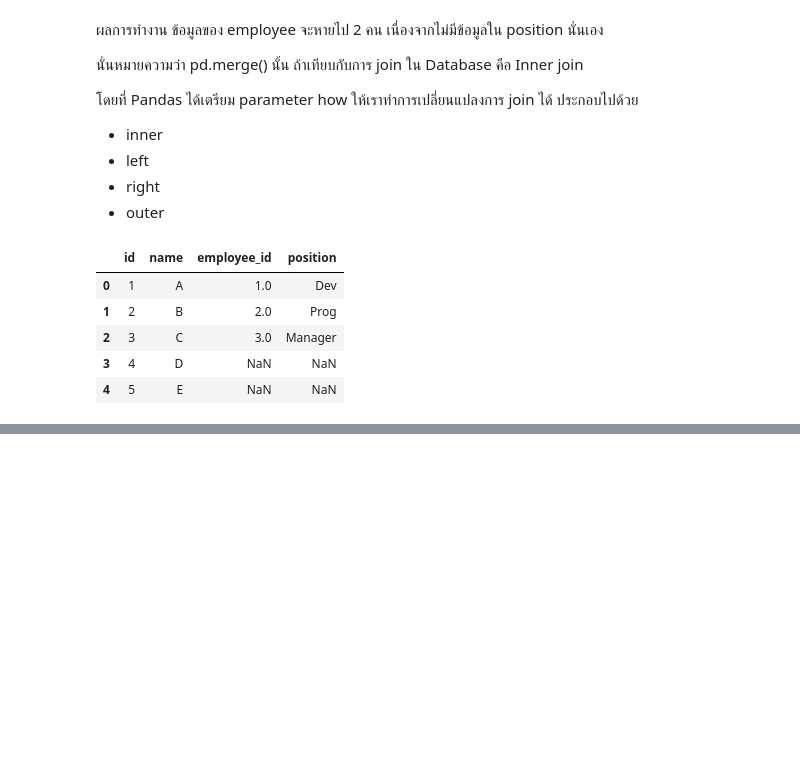
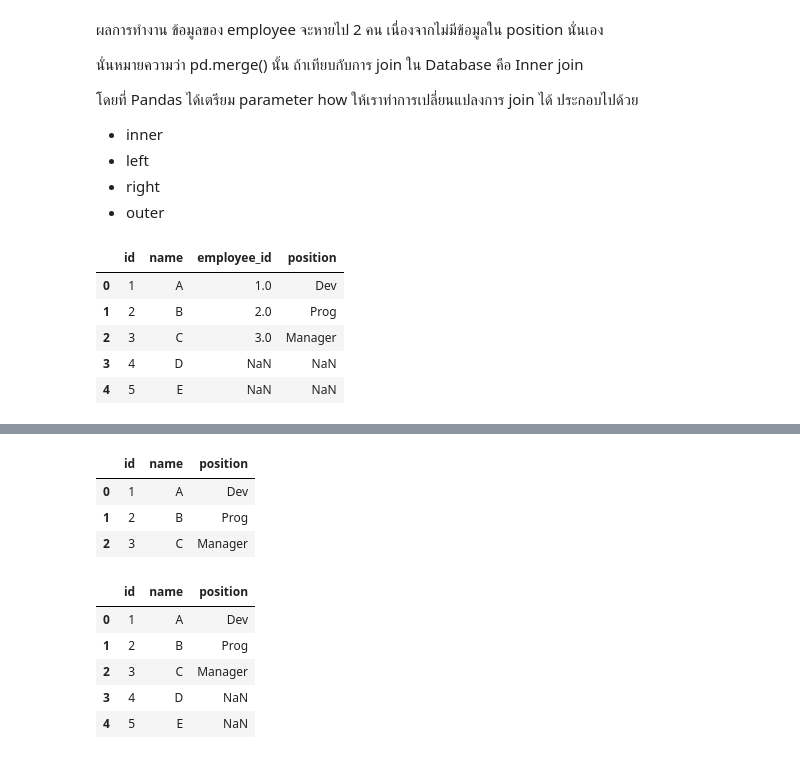
Before and after one commit to up1/course-basic-python, a Jupyter notebook: notebook/data_wrangling_with_pandas.ipynb, the cells around one changed output, grey strips where cells are left out. Saved outputs shown, nothing was run; the diff lists cells and outputs as text; code cells hidden in the pictures; blank space fills up the shorter version.

Commit message:
Join data in DataFrame

```diff
--- a/notebook/data_wrangling_with_pandas.ipynb
+++ b/notebook/data_wrangling_with_pandas.ipynb
@@ -479,0 +488,6 @@ pd.merge(employee, position, left_on='id', right_on='employee_id')
+# %%
+employee = pd.DataFrame( {'id': [1,2,3,4,5],
+                          'name': ['A', 'B', 'C', 'D', 'E']
+                          }
+                        )
+employee
@@ -479,0 +501,7 @@ pd.merge(employee, position, left_on='id', right_on='employee_id')
+# %%
+position = pd.DataFrame( {'position': ['Dev', 'Prog', 'Manager']
+                          },
+                         index=[1, 2, 3]
+                        )
+position.index.name = 'Employee id'
+position
@@ -479,0 +514,16 @@ pd.merge(employee, position, left_on='id', right_on='employee_id')
+# %%
+pd.merge(employee, position, left_on='id', right_index=True)
+# %% [output]
+|  | id | name | position |
+| 0 | 1 | A | Dev |
+| 1 | 2 | B | Prog |
+| 2 | 3 | C | Manager |
+# %%
+pd.merge(employee, position, left_on='id', right_index=True, how='left')
+# %% [output]
+|  | id | name | position |
+| 0 | 1 | A | Dev |
+| 1 | 2 | B | Prog |
+| 2 | 3 | C | Manager |
+| 3 | 4 | D | NaN |
+| 4 | 5 | E | NaN |
```
Also changed, not shown: parts of 8 cells of this notebook.
